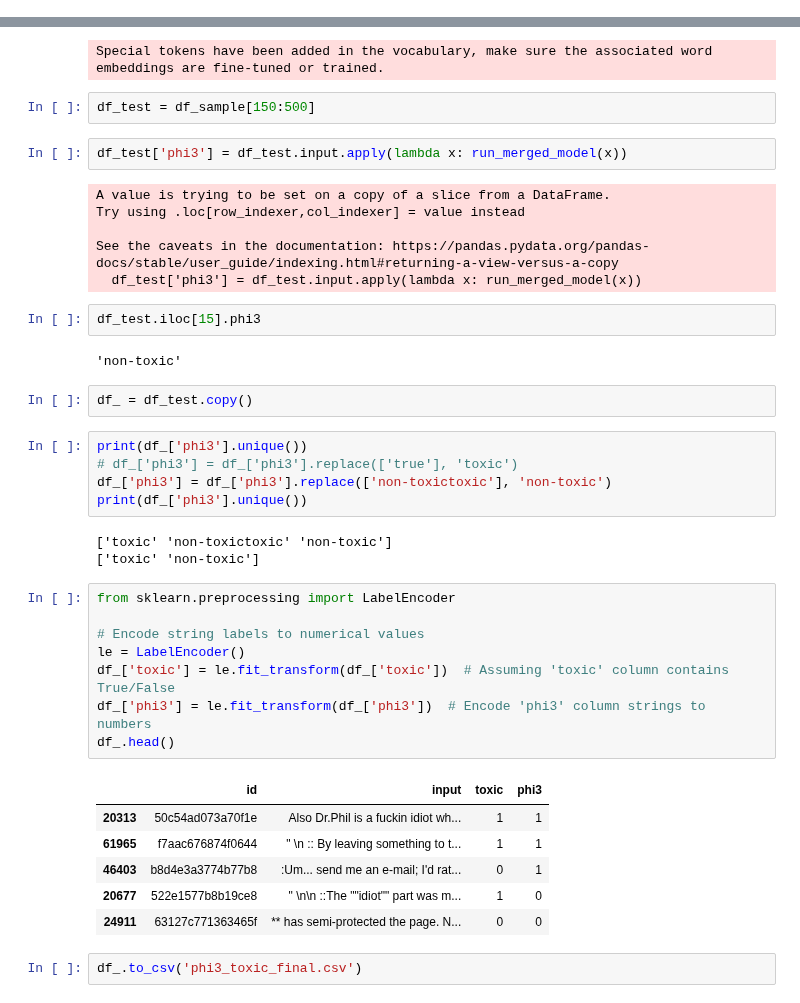
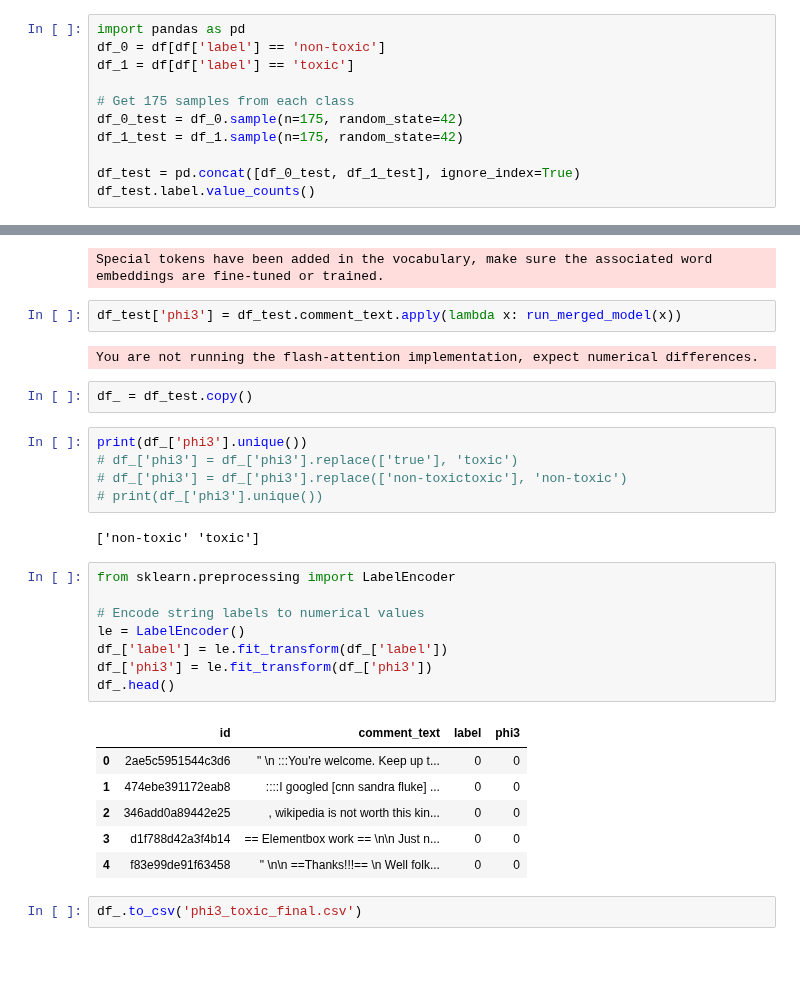
Before and after one commit to jlonge4/gen_ai_utils, a Jupyter notebook: Phi3_toxicity.ipynb, the cells around one changed output, grey strips where cells are left out. Drawn from its saved outputs; the diff is of its cells as text; blank space fills up the shorter version.

```diff
--- a/Phi3_toxicity.ipynb
+++ b/Phi3_toxicity.ipynb
@@ -428,0 +382,11 @@ df_sample.head()
+# %%
+import pandas as pd
+df_0 = df[df['label'] == 'non-toxic']
+df_1 = df[df['label'] == 'toxic']
+
+# Get 175 samples from each class
+df_0_test = df_0.sample(n=175, random_state=42)
+df_1_test = df_1.sample(n=175, random_state=42)
+
+df_test = pd.concat([df_0_test, df_1_test], ignore_index=True)
+df_test.label.value_counts()
@@ -485,45 +454,34 @@ def run_merged_model(text):
   return output[0]['generated_text'].strip().lower()
 # %% [output]
 Special tokens have been added in the vocabulary, make sure the associated word embeddings are fine-tuned or trained.
-# %%
-df_test = df_sample[150:500]
 # %%
-df_test['phi3'] = df_test.input.apply(lambda x: run_merged_model(x))
+df_test['phi3'] = df_test.comment_text.apply(lambda x: run_merged_model(x))
 # %% [output]
-A value is trying to be set on a copy of a slice from a DataFrame.
-Try using .loc[row_indexer,col_indexer] = value instead
-
-See the caveats in the documentation: https://pandas.pydata.org/pandas-docs/stable/user_guide/indexing.html#returning-a-view-versus-a-copy
-  df_test['phi3'] = df_test.input.apply(lambda x: run_merged_model(x))
+You are not running the flash-attention implementation, expect numerical differences.
-# %%
-df_test.iloc[15].phi3
-# %% [output]
-'non-toxic'
 # %%
 df_ = df_test.copy()
 # %%
 print(df_['phi3'].unique())
 # df_['phi3'] = df_['phi3'].replace(['true'], 'toxic')
-df_['phi3'] = df_['phi3'].replace(['non-toxictoxic'], 'non-toxic')
-print(df_['phi3'].unique())
+# df_['phi3'] = df_['phi3'].replace(['non-toxictoxic'], 'non-toxic')
+# print(df_['phi3'].unique())
 # %% [output]
-['toxic' 'non-toxictoxic' 'non-toxic']
-['toxic' 'non-toxic']
+['non-toxic' 'toxic']
 # %%
 from sklearn.preprocessing import LabelEncoder
 
 # Encode string labels to numerical values
 le = LabelEncoder()
-df_['toxic'] = le.fit_transform(df_['toxic'])  # Assuming 'toxic' column contains True/False
-df_['phi3'] = le.fit_transform(df_['phi3'])  # Encode 'phi3' column strings to numbers
+df_['label'] = le.fit_transform(df_['label'])
+df_['phi3'] = le.fit_transform(df_['phi3'])
 df_.head()
 # %% [output]
-|  | id | input | toxic | phi3 |
-| 20313 | 50c54ad073a70f1e | Also Dr.Phil is a fuckin idiot wh... | 1 | 1 |
-| 61965 | f7aac676874f0644 | " \n :: By leaving something to t... | 1 | 1 |
-| 46403 | b8d4e3a3774b77b8 | :Um... send me an e-mail; I'd rat... | 0 | 1 |
-| 20677 | 522e1577b8b19ce8 | " \n\n ::The ""idiot"" part was m... | 1 | 0 |
-| 24911 | 63127c771363465f | ** has semi-protected the page. N... | 0 | 0 |
+|  | id | comment_text | label | phi3 |
+| 0 | 2ae5c5951544c3d6 | " \n :::You're welcome. Keep up t... | 0 | 0 |
+| 1 | 474ebe391172eab8 | ::::I googled [cnn sandra fluke] ... | 0 | 0 |
+| 2 | 346add0a89442e25 | , wikipedia is not worth this kin... | 0 | 0 |
+| 3 | d1f788d42a3f4b14 | == Elementbox work == \n\n Just n... | 0 | 0 |
+| 4 | f83e99de91f63458 | " \n\n ==Thanks!!!== \n Well folk... | 0 | 0 |
 # %%
 df_.to_csv('phi3_toxic_final.csv')
 # %%
```
Also changed, not shown: parts of 41 cells of this notebook.
